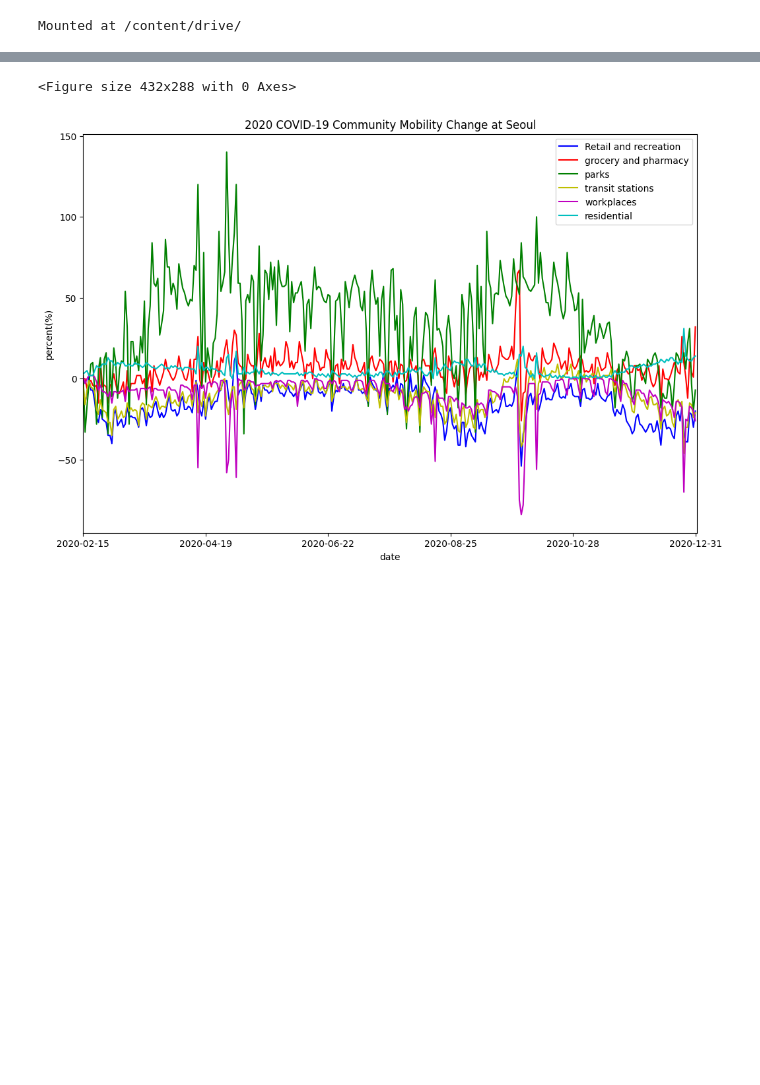
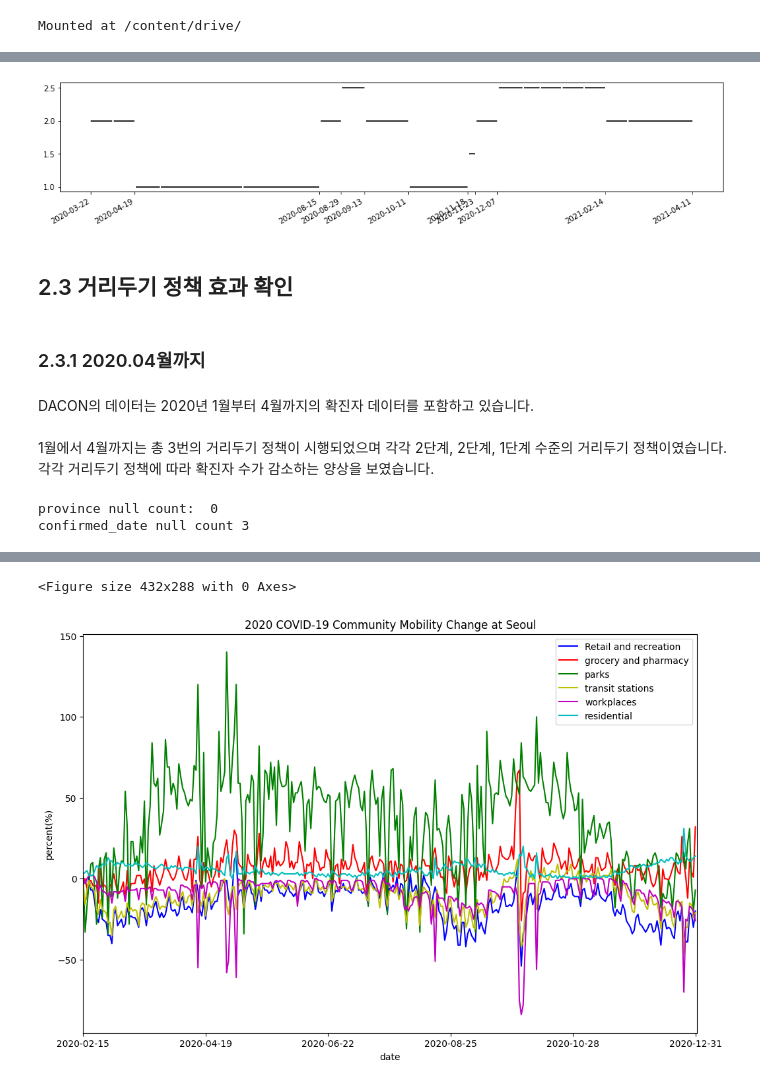
Before and after one commit to solee328/LikeLion_EDA, a Jupyter notebook: COVID19_EDA.ipynb, the cells around one changed output, grey strips where cells are left out. Saved outputs shown, nothing was run; the diff lists cells and outputs as text; code cells hidden in the pictures; blank space fills up the shorter version.

```diff
--- a/COVID19_EDA.ipynb
+++ b/COVID19_EDA.ipynb
@@ -52,0 +231,27 @@ display(google_2021_df.head())
+# %%
+xlabel = []
+xlabel.append(policy.loc[0,'start_date'])
+for i in range (len(policy['Level'])-1):
+  if policy.loc[i,'Level'] != policy.loc[i+1,'Level']:
+    xlabel.append(policy.loc[i,'end_date'])
+xlabel.append(policy.loc[len(policy['Level'])-1,'end_date'])
+# %%
+fig = plt.figure(figsize=(16, 3))
+ax = fig.add_subplot(111)
+ax = ax.xaxis_date()
+xlabel = pd.to_datetime(xlabel)
+plt.xticks(xlabel)
+plt.yticks([1, 1.5, 2, 2.5])
+ax = plt.hlines(policy['Level'], dt.date2num(start_date), dt.date2num(end_date))
+fig.autofmt_xdate()
+# %% [output]
+[figure, added]
+# %% [markdown]
+## 2.3 거리두기 정책 효과 확인
+# %% [markdown]
+### 2.3.1 2020.04월까지
+# %% [markdown]
+DACON의 데이터는 2020년 1월부터 4월까지의 확진자 데이터를 포함하고 있습니다.
+<br><br>
+1월에서 4월까지는 총 3번의 거리두기 정책이 시행되었으며 각각 2단계, 2단계, 1단계 수준의 거리두기 정책이였습니다.
+각각 거리두기 정책에 따라 확진자 수가 감소하는 양상을 보였습니다.
@@ -52,0 +261,7 @@ display(google_2021_df.head())
+# %%
+# 결측치 개수 확인
+print('province null count: ', patient_info['province'].isnull().sum())
+print('confirmed_date null count', patient_info['confirmed_date'].isnull().sum())
+# %% [output]
+province null count:  0
+confirmed_date null count 3
```
Also changed, not shown: parts of 96 cells of this notebook.
